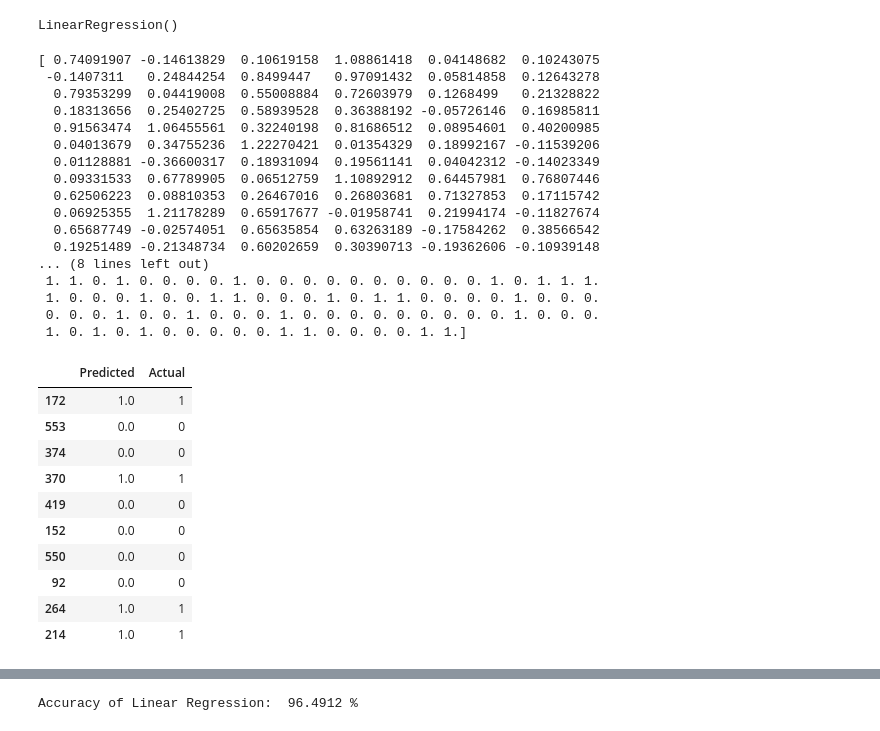
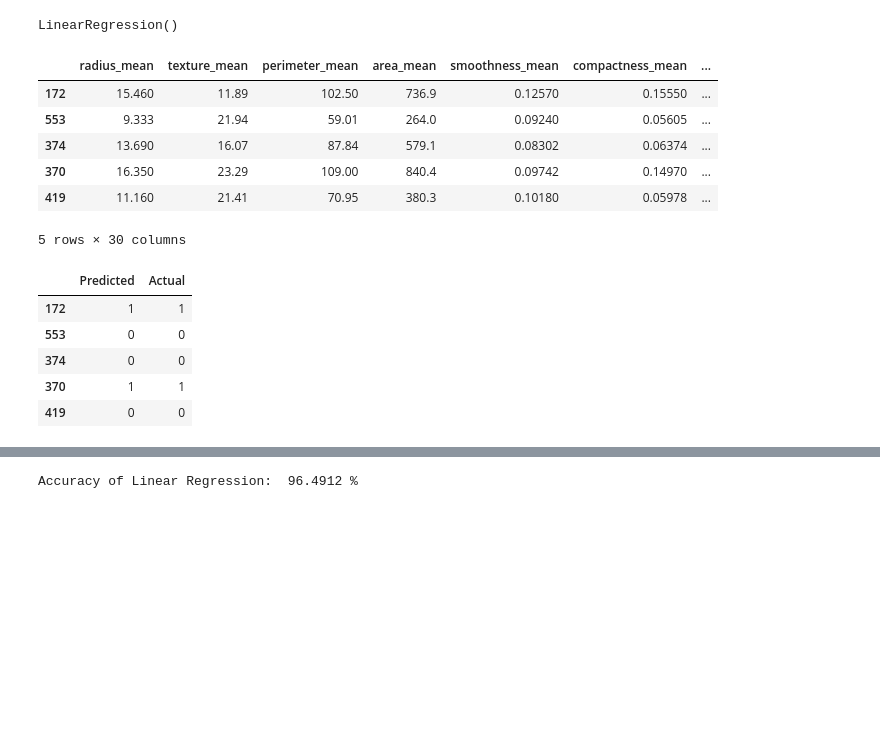
Before and after one commit to Roshni-Bala/Breast-Cancer-Risk-Prediction, a Jupyter notebook: risk_prediction.ipynb, the cells around one changed output, grey strips where cells are left out. Cells and saved outputs as stored; diff of their text form; code cells hidden in the pictures; blank space fills up the shorter version.

```diff
--- a/risk_prediction.ipynb
+++ b/risk_prediction.ipynb
@@ -416,47 +412,35 @@ reg = LinearRegression()
 reg.fit(X_train, y_train)
 # %% [output]
 LinearRegression()
+# %%
+X_test.head()
+# %% [output]
+|  | radius_mean | texture_mean | perimeter_mean | area_mean | smoothness_mean | compactness_mean | ... |
+| 172 | 15.460 | 11.89 | 102.50 | 736.9 | 0.12570 | 0.15550 | ... |
+| 553 | 9.333 | 21.94 | 59.01 | 264.0 | 0.09240 | 0.05605 | ... |
+| 374 | 13.690 | 16.07 | 87.84 | 579.1 | 0.08302 | 0.06374 | ... |
+| 370 | 16.350 | 23.29 | 109.00 | 840.4 | 0.09742 | 0.14970 | ... |
+| 419 | 11.160 | 21.41 | 70.95 | 380.3 | 0.10180 | 0.05978 | ... |
+5 rows × 30 columns
 # %%
 pred_lm = reg.predict(X_test)
 pred_bin_lm = pred_lm
-print(pred_bin_lm)
+#print(pred_bin_lm)
 
 
 np.place(pred_bin_lm, pred_bin_lm>=0.5, 1)
 np.place(pred_bin_lm, pred_bin_lm<0.5, 0)
-print(pred_bin_lm)
-
+#print(pred_bin_lm)
+pred_lm = pred_lm.astype(int)
 df_pred_lm = pd.DataFrame({'Predicted':pred_lm, 'Actual': y_test})
-df_pred_lm.head(10)
+df_pred_lm.head()
 # %% [output]
-[ 0.74091907 -0.14613829  0.10619158  1.08861418  0.04148682  0.10243075
- -0.1407311   0.24844254  0.8499447   0.97091432  0.05814858  0.12643278
-  0.79353299  0.04419008  0.55008884  0.72603979  0.1268499   0.21328822
-  0.18313656  0.25402725  0.58939528  0.36388192 -0.05726146  0.16985811
-  0.91563474  1.06455561  0.32240198  0.81686512  0.08954601  0.40200985
-  0.04013679  0.34755236  1.22270421  0.01354329  0.18992167 -0.11539206
-  0.01128881 -0.36600317  0.18931094  0.19561141  0.04042312 -0.14023349
-  0.09331533  0.67789905  0.06512759  1.10892912  0.64457981  0.76807446
-  0.62506223  0.08810353  0.26467016  0.26803681  0.71327853  0.17115742
-  0.06925355  1.21178289  0.65917677 -0.01958741  0.21994174 -0.11827674
-  0.65687749 -0.02574051  0.65635854  0.63263189 -0.17584262  0.38566542
-  0.19251489 -0.21348734  0.60202659  0.30390713 -0.19362606 -0.10939148
-... (8 lines left out)
- 1. 1. 0. 1. 0. 0. 0. 0. 1. 0. 0. 0. 0. 0. 0. 0. 0. 0. 0. 1. 0. 1. 1. 1.
- 1. 0. 0. 0. 1. 0. 0. 1. 1. 0. 0. 0. 1. 0. 1. 1. 0. 0. 0. 0. 1. 0. 0. 0.
- 0. 0. 0. 1. 0. 0. 1. 0. 0. 0. 1. 0. 0. 0. 0. 0. 0. 0. 0. 0. 1. 0. 0. 0.
- 1. 0. 1. 0. 1. 0. 0. 0. 0. 0. 1. 1. 0. 0. 0. 0. 1. 1.]
 |  | Predicted | Actual |
-| 172 | 1.0 | 1 |
-| 553 | 0.0 | 0 |
-| 374 | 0.0 | 0 |
-| 370 | 1.0 | 1 |
-| 419 | 0.0 | 0 |
-| 152 | 0.0 | 0 |
-| 550 | 0.0 | 0 |
-| 92 | 0.0 | 0 |
-| 264 | 1.0 | 1 |
-| 214 | 1.0 | 1 |
+| 172 | 1 | 1 |
+| 553 | 0 | 0 |
+| 374 | 0 | 0 |
+| 370 | 1 | 1 |
+| 419 | 0 | 0 |
 # %%
 from sklearn import metrics
 print("Mean absolute error: ", metrics.mean_absolute_error(y_test, pred_bin_lm))
```
Also changed, not shown: parts of 30 cells of this notebook.
